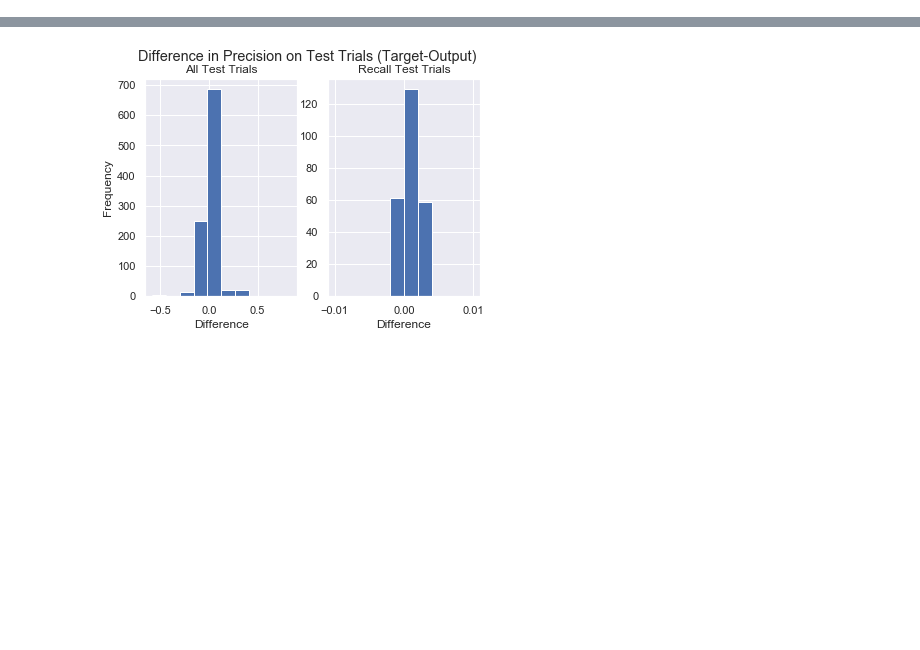
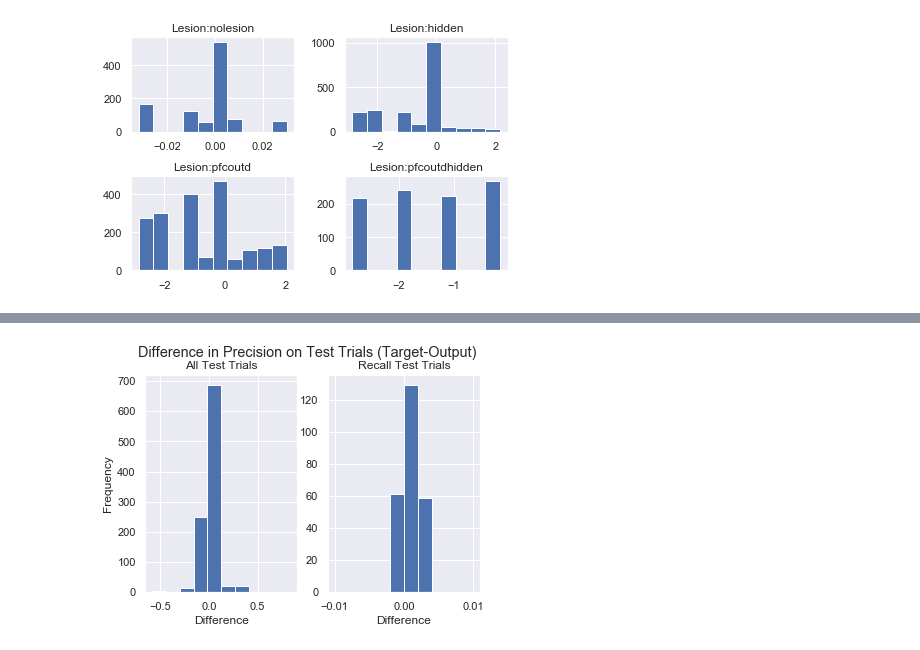
Before and after one commit to AneriSoni/workingmemory, a Jupyter notebook: analysis/decodedoutput.ipynb, the cells around one changed output, grey strips where cells are left out. Saved outputs shown, nothing was run; the diff lists cells and outputs as text; code cells hidden in the pictures; blank space fills up the shorter version.

```diff
--- a/analysis/decodedoutput.ipynb
+++ b/analysis/decodedoutput.ipynb
@@ -85,0 +145,13 @@ A.plot_sigma(files_sigma,base+'PrecisionvariousSigma.png')
+# %%
+import os
+base = 'C:/Users/Aneri/go/src/leabra/examples/sir_proj/analysis/TestData/sir1/'
+files = os.listdir(base)
+files_lesion = []
+for f in files:
+    #if np.logical_and('sig0.15'in f,'2' not in f): #can use this to select for specific threshold values
+    if 'sig0.15' in f:
+        files_lesion.append(base+f)
+lesion = Precision(base+'sig0.15hiddenlesion.csv')
+lesion.plot_var_lesions(files_lesion, ['nolesion','hidden','pfcoutd','pfcoutdhidden'],base+'lesions_sir1_sig0.15.png')
+# %% [output]
+[figure, added]
```
Also changed, not shown: parts of 9 cells of this notebook, 13 other files.
